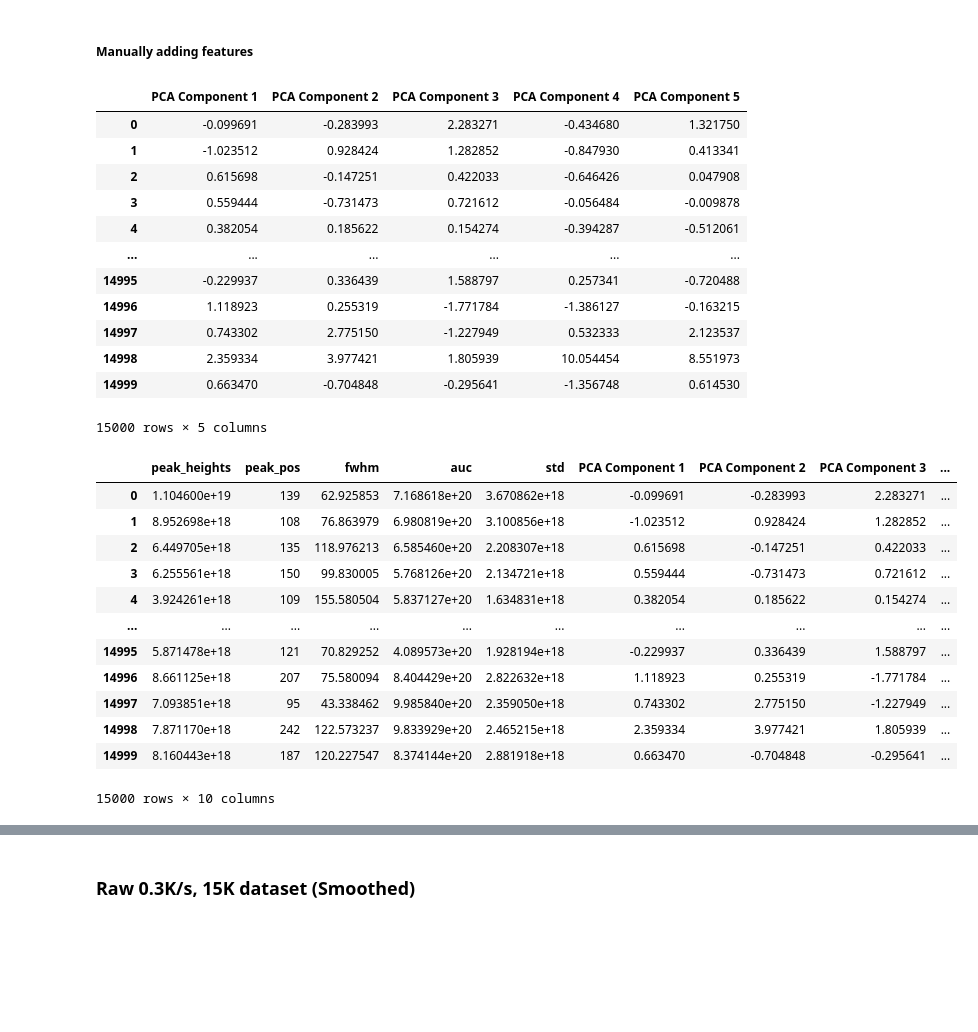
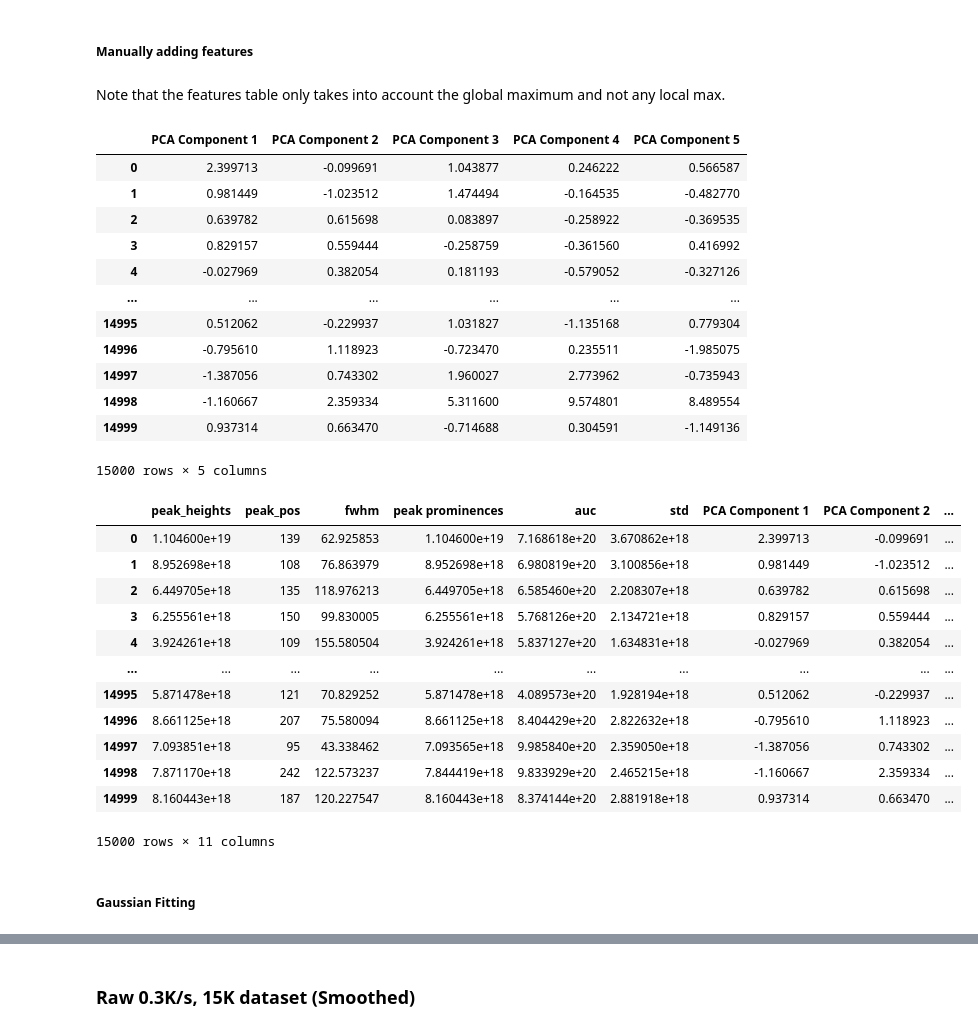
Before and after one commit to telmar3/NANO120B_QuickTDS, a Jupyter notebook: RFR/rfr_bayes.ipynb, the cells around one changed output, grey strips where cells are left out. Saved outputs shown, nothing was run; the diff lists cells and outputs as text; code cells hidden in the pictures; blank space fills up the shorter version.

```diff
--- a/RFR/rfr_bayes.ipynb
+++ b/RFR/rfr_bayes.ipynb
@@ -63,17 +62,22 @@ print(def_param.shape)
 (15000, 8)
 # %% [markdown]
 ##### Manually adding features
+# %% [markdown]
+Note that the features table only takes into account the global maximum and not any local max.
 # %%
 # Peak information
 # Peak heights, position, and full width at half max
-from scipy.signal import peak_widths, find_peaks
+from scipy.signal import peak_widths, find_peaks, peak_prominences
+from scipy.optimize import curve_fit
 from sklearn.metrics import auc
+
 
 peak_heights = []
 fwhm = []
 peak_positions = []
 area_under_curves = []
 stdev = []
+peak_prom = []
 
 for i in des_flux:
     peaks, _ = find_peaks(i)
@@ -81,7 +85,9 @@ for i in des_flux:
     peak_height = np.max(i)
     peak_width, _, _, _ = peak_widths(i, [peak_pos], rel_height=0.5)
         #taking only the first output (widths)
+    prominence = np.max(peak_prominences(i, peaks)[0])
     peak_heights.append(peak_height)
+    peak_prom.append(prominence)
     fwhm.append(peak_width[0])
     peak_positions.append(peak_pos)
 # Area under curve
@@ -100,8 +106,7 @@ from sklearn.pipeline import Pipeline
 
 pca_pipe = Pipeline([
     ('scaler', StandardScaler()),
-    ('pca', PCA(n_components=5))
-])
+    ('pca', PCA(n_components=5))])
 
 scaled_des_flux = pca_pipe.fit_transform(des_flux)
 result_pca = pca_pipe.fit_transform(scaled_des_flux)
@@ -114,39 +119,42 @@ pca_df = pd.DataFrame(data=result_pca, columns=pca_col)
 display(pca_df)
 # %% [output]
 |  | PCA Component 1 | PCA Component 2 | PCA Component 3 | PCA Component 4 | PCA Component 5 |
-| 0 | -0.099691 | -0.283993 | 2.283271 | -0.434680 | 1.321750 |
-| 1 | -1.023512 | 0.928424 | 1.282852 | -0.847930 | 0.413341 |
-| 2 | 0.615698 | -0.147251 | 0.422033 | -0.646426 | 0.047908 |
-| 3 | 0.559444 | -0.731473 | 0.721612 | -0.056484 | -0.009878 |
-| 4 | 0.382054 | 0.185622 | 0.154274 | -0.394287 | -0.512061 |
+| 0 | 2.399713 | -0.099691 | 1.043877 | 0.246222 | 0.566587 |
+| 1 | 0.981449 | -1.023512 | 1.474494 | -0.164535 | -0.482770 |
+| 2 | 0.639782 | 0.615698 | 0.083897 | -0.258922 | -0.369535 |
+| 3 | 0.829157 | 0.559444 | -0.258759 | -0.361560 | 0.416992 |
+| 4 | -0.027969 | 0.382054 | 0.181193 | -0.579052 | -0.327126 |
 | ... | ... | ... | ... | ... | ... |
-| 14995 | -0.229937 | 0.336439 | 1.588797 | 0.257341 | -0.720488 |
-| 14996 | 1.118923 | 0.255319 | -1.771784 | -1.386127 | -0.163215 |
-| 14997 | 0.743302 | 2.775150 | -1.227949 | 0.532333 | 2.123537 |
-| 14998 | 2.359334 | 3.977421 | 1.805939 | 10.054454 | 8.551973 |
-| 14999 | 0.663470 | -0.704848 | -0.295641 | -1.356748 | 0.614530 |
+| 14995 | 0.512062 | -0.229937 | 1.031827 | -1.135168 | 0.779304 |
+| 14996 | -0.795610 | 1.118923 | -0.723470 | 0.235511 | -1.985075 |
+| 14997 | -1.387056 | 0.743302 | 1.960027 | 2.773962 | -0.735943 |
+| 14998 | -1.160667 | 2.359334 | 5.311600 | 9.574801 | 8.489554 |
+| 14999 | 0.937314 | 0.663470 | -0.714688 | 0.304591 | -1.149136 |
 15000 rows × 5 columns
 # %%
 ### Making the features matrix
 features_matrix = pd.DataFrame()
 features_matrix['peak_heights'] = peak_heights
 features_matrix['peak_pos'] = peak_positions
 features_matrix['fwhm'] = fwhm
+features_matrix['peak prominences'] = peak_prom
 features_matrix['auc'] = area_under_curves
 features_matrix['std'] = stdev
 features_matrix = pd.concat([features_matrix, pca_df],axis=1)
 display(features_matrix)
 # %% [output]
-|  | peak_heights | peak_pos | fwhm | auc | std | PCA Component 1 | PCA Component 2 | PCA Component 3 | ... |
-| 0 | 1.104600e+19 | 139 | 62.925853 | 7.168618e+20 | 3.670862e+18 | -0.099691 | -0.283993 | 2.283271 | ... |
-| 1 | 8.952698e+18 | 108 | 76.863979 | 6.980819e+20 | 3.100856e+18 | -1.023512 | 0.928424 | 1.282852 | ... |
-| 2 | 6.449705e+18 | 135 | 118.976213 | 6.585460e+20 | 2.208307e+18 | 0.615698 | -0.147251 | 0.422033 | ... |
-| 3 | 6.255561e+18 | 150 | 99.830005 | 5.768126e+20 | 2.134721e+18 | 0.559444 | -0.731473 | 0.721612 | ... |
-| 4 | 3.924261e+18 | 109 | 155.580504 | 5.837127e+20 | 1.634831e+18 | 0.382054 | 0.185622 | 0.154274 | ... |
+|  | peak_heights | peak_pos | fwhm | peak prominences | auc | std | PCA Component 1 | PCA Component 2 | ... |
+| 0 | 1.104600e+19 | 139 | 62.925853 | 1.104600e+19 | 7.168618e+20 | 3.670862e+18 | 2.399713 | -0.099691 | ... |
+| 1 | 8.952698e+18 | 108 | 76.863979 | 8.952698e+18 | 6.980819e+20 | 3.100856e+18 | 0.981449 | -1.023512 | ... |
+| 2 | 6.449705e+18 | 135 | 118.976213 | 6.449705e+18 | 6.585460e+20 | 2.208307e+18 | 0.639782 | 0.615698 | ... |
+| 3 | 6.255561e+18 | 150 | 99.830005 | 6.255561e+18 | 5.768126e+20 | 2.134721e+18 | 0.829157 | 0.559444 | ... |
+| 4 | 3.924261e+18 | 109 | 155.580504 | 3.924261e+18 | 5.837127e+20 | 1.634831e+18 | -0.027969 | 0.382054 | ... |
 | ... | ... | ... | ... | ... | ... | ... | ... | ... | ... |
-| 14995 | 5.871478e+18 | 121 | 70.829252 | 4.089573e+20 | 1.928194e+18 | -0.229937 | 0.336439 | 1.588797 | ... |
-| 14996 | 8.661125e+18 | 207 | 75.580094 | 8.404429e+20 | 2.822632e+18 | 1.118923 | 0.255319 | -1.771784 | ... |
-| 14997 | 7.093851e+18 | 95 | 43.338462 | 9.985840e+20 | 2.359050e+18 | 0.743302 | 2.775150 | -1.227949 | ... |
-| 14998 | 7.871170e+18 | 242 | 122.573237 | 9.833929e+20 | 2.465215e+18 | 2.359334 | 3.977421 | 1.805939 | ... |
-| 14999 | 8.160443e+18 | 187 | 120.227547 | 8.374144e+20 | 2.881918e+18 | 0.663470 | -0.704848 | -0.295641 | ... |
+| 14995 | 5.871478e+18 | 121 | 70.829252 | 5.871478e+18 | 4.089573e+20 | 1.928194e+18 | 0.512062 | -0.229937 | ... |
+| 14996 | 8.661125e+18 | 207 | 75.580094 | 8.661125e+18 | 8.404429e+20 | 2.822632e+18 | -0.795610 | 1.118923 | ... |
+| 14997 | 7.093851e+18 | 95 | 43.338462 | 7.093565e+18 | 9.985840e+20 | 2.359050e+18 | -1.387056 | 0.743302 | ... |
+| 14998 | 7.871170e+18 | 242 | 122.573237 | 7.844419e+18 | 9.833929e+20 | 2.465215e+18 | -1.160667 | 2.359334 | ... |
+| 14999 | 8.160443e+18 | 187 | 120.227547 | 8.160443e+18 | 8.374144e+20 | 2.881918e+18 | 0.937314 | 0.663470 | ... |
-15000 rows × 10 columns
+15000 rows × 11 columns
+# %% [markdown]
+##### Gaussian Fitting
```
Also changed, not shown: parts of 30 cells of this notebook.
